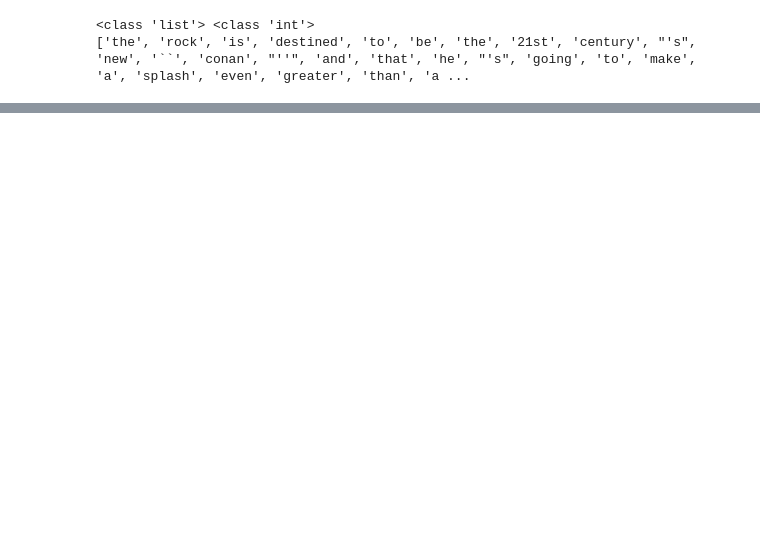
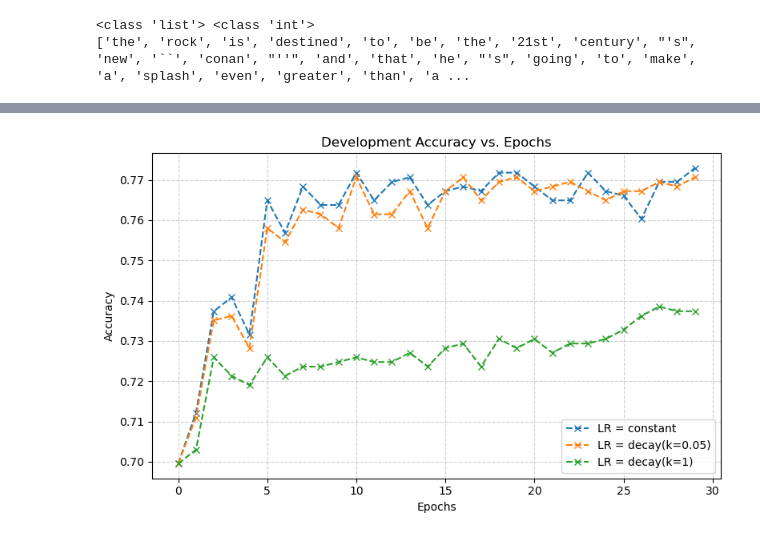
Before and after one commit to Anubhav3084/DS-GA-1011-NLP, a Jupyter notebook: assignment_1/debug.ipynb, the cells around one changed output, grey strips where cells are left out. Saved outputs shown, nothing was run; the diff lists cells and outputs as text; code cells hidden in the pictures; blank space fills up the shorter version.

```diff
--- a/assignment_1/debug.ipynb
+++ b/assignment_1/debug.ipynb
@@ -95,0 +135,16 @@ embs.
+# %%
+
+plt.figure(figsize=(8, 5))
+for lr, data in experiments.items():
+    plt.plot(data["dev_accuracies"], marker='x', linestyle='--', label=f'LR = {lr}')
+
+plt.title('Development Accuracy vs. Epochs')
+plt.xlabel('Epochs')
+plt.ylabel('Accuracy')
+plt.grid(True, linestyle='--', alpha=0.6)
+plt.legend()
+plt.tight_layout()
+plt.savefig('development_accuracy.png')
+plt.show()
+# %% [output]
+[figure, added]
```
Also changed, not shown: parts of 27 cells of this notebook, 9 other files.
